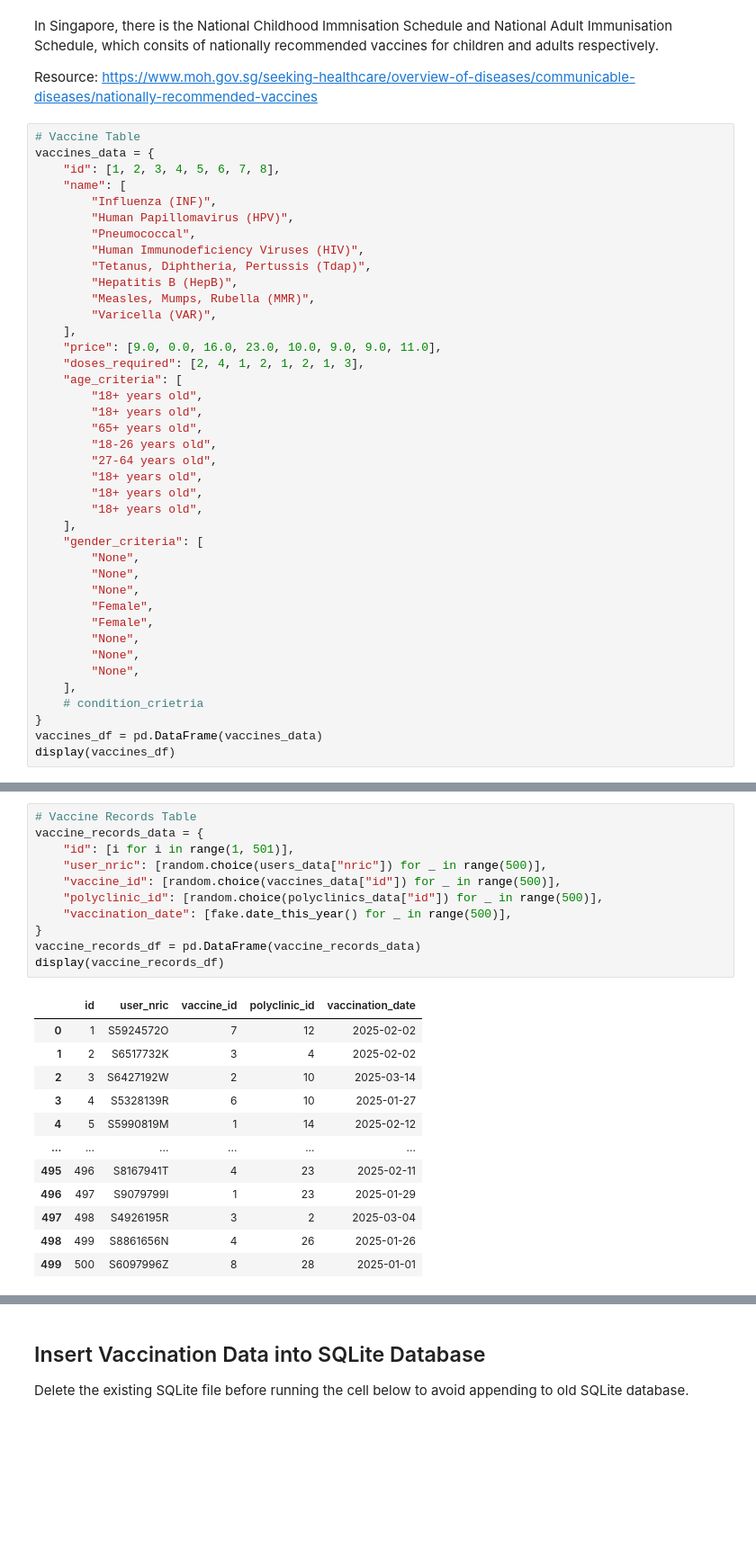
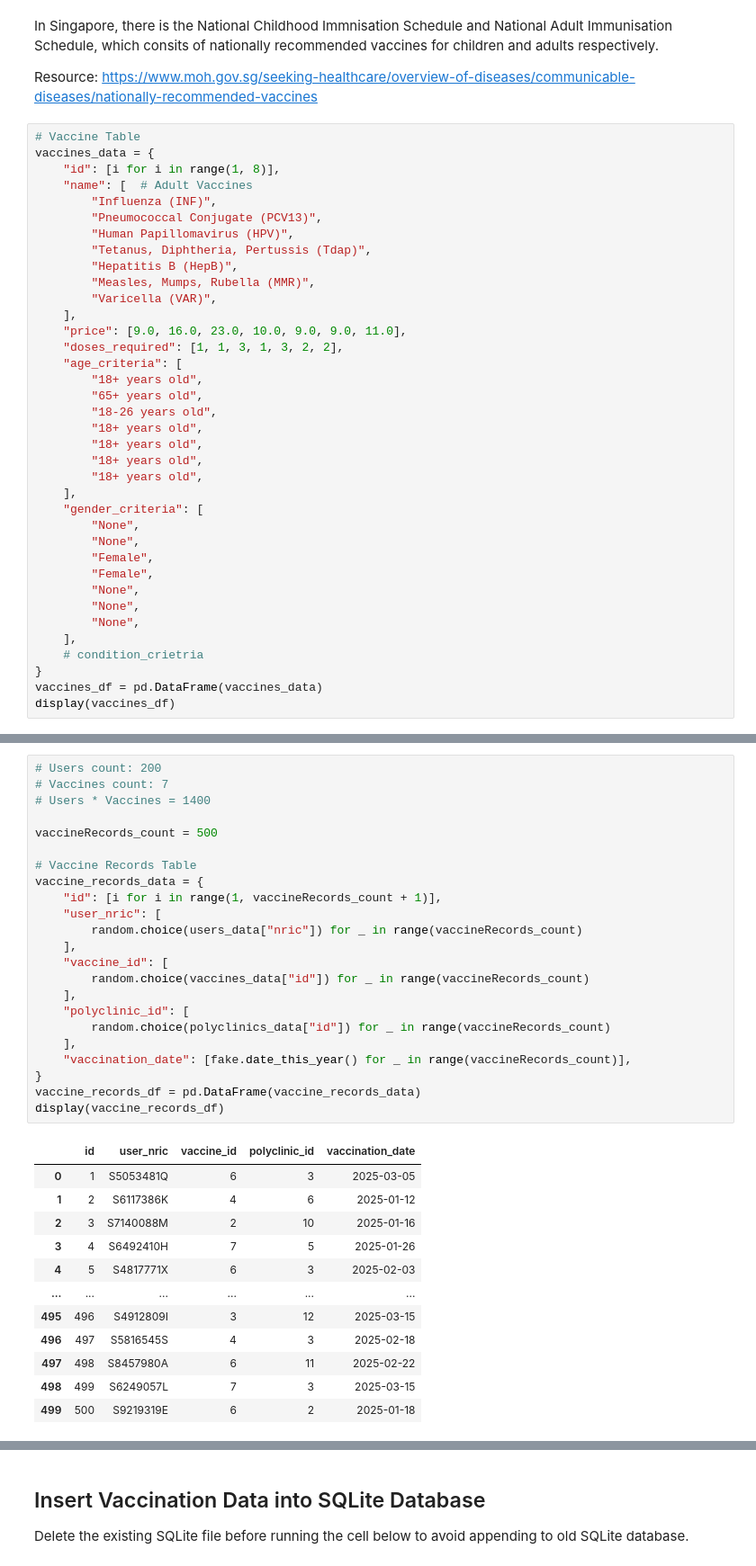
Before and after one commit to 0Upjh80d/agents, a Jupyter notebook: notebooks/genarate_database.ipynb, the cells around one changed output, grey strips where cells are left out. Shown at 90% size. Cells and saved outputs as stored; diff of their text form; blank space fills up the shorter version.

Commit message:
chore: update vaccines table with real moh nais

```diff
--- a/notebooks/genarate_database.ipynb
+++ b/notebooks/genarate_database.ipynb
@@ -543,31 +555,28 @@ Resource: https://www.moh.gov.sg/seeking-healthcare/overview-of-diseases/communi
 # %%
 # Vaccine Table
 vaccines_data = {
-    "id": [1, 2, 3, 4, 5, 6, 7, 8],
-    "name": [
+    "id": [i for i in range(1, 8)],
+    "name": [  # Adult Vaccines
         "Influenza (INF)",
+        "Pneumococcal Conjugate (PCV13)",
         "Human Papillomavirus (HPV)",
-        "Pneumococcal",
-        "Human Immunodeficiency Viruses (HIV)",
         "Tetanus, Diphtheria, Pertussis (Tdap)",
         "Hepatitis B (HepB)",
         "Measles, Mumps, Rubella (MMR)",
         "Varicella (VAR)",
     ],
-    "price": [9.0, 0.0, 16.0, 23.0, 10.0, 9.0, 9.0, 11.0],
-    "doses_required": [2, 4, 1, 2, 1, 2, 1, 3],
+    "price": [9.0, 16.0, 23.0, 10.0, 9.0, 9.0, 11.0],
+    "doses_required": [1, 1, 3, 1, 3, 2, 2],
     "age_criteria": [
-        "18+ years old",
         "18+ years old",
         "65+ years old",
         "18-26 years old",
-        "27-64 years old",
+        "18+ years old",
         "18+ years old",
         "18+ years old",
         "18+ years old",
     ],
     "gender_criteria": [
-        "None",
         "None",
         "None",
         "Female",
@@ -659,26 +681,38 @@ Name: count, dtype: int64
 # %%
+# Users count: 200
+# Vaccines count: 7
+# Users * Vaccines = 1400
+
+vaccineRecords_count = 500
+
 # Vaccine Records Table
 vaccine_records_data = {
-    "id": [i for i in range(1, 501)],
-    "user_nric": [random.choice(users_data["nric"]) for _ in range(500)],
-    "vaccine_id": [random.choice(vaccines_data["id"]) for _ in range(500)],
-    "polyclinic_id": [random.choice(polyclinics_data["id"]) for _ in range(500)],
-    "vaccination_date": [fake.date_this_year() for _ in range(500)],
+    "id": [i for i in range(1, vaccineRecords_count + 1)],
+    "user_nric": [
+        random.choice(users_data["nric"]) for _ in range(vaccineRecords_count)
+    ],
+    "vaccine_id": [
+        random.choice(vaccines_data["id"]) for _ in range(vaccineRecords_count)
+    ],
+    "polyclinic_id": [
+        random.choice(polyclinics_data["id"]) for _ in range(vaccineRecords_count)
+    ],
+    "vaccination_date": [fake.date_this_year() for _ in range(vaccineRecords_count)],
 }
 vaccine_records_df = pd.DataFrame(vaccine_records_data)
 display(vaccine_records_df)
 # %% [output]
 |  | id | user_nric | vaccine_id | polyclinic_id | vaccination_date |
-| 0 | 1 | S5924572O | 7 | 12 | 2025-02-02 |
-| 1 | 2 | S6517732K | 3 | 4 | 2025-02-02 |
-| 2 | 3 | S6427192W | 2 | 10 | 2025-03-14 |
-| 3 | 4 | S5328139R | 6 | 10 | 2025-01-27 |
-| 4 | 5 | S5990819M | 1 | 14 | 2025-02-12 |
+| 0 | 1 | S5053481Q | 6 | 3 | 2025-03-05 |
+| 1 | 2 | S6117386K | 4 | 6 | 2025-01-12 |
+| 2 | 3 | S7140088M | 2 | 10 | 2025-01-16 |
+| 3 | 4 | S6492410H | 7 | 5 | 2025-01-26 |
+| 4 | 5 | S4817771X | 6 | 3 | 2025-02-03 |
 | ... | ... | ... | ... | ... | ... |
-| 495 | 496 | S8167941T | 4 | 23 | 2025-02-11 |
-| 496 | 497 | S9079799I | 1 | 23 | 2025-01-29 |
-| 497 | 498 | S4926195R | 3 | 2 | 2025-03-04 |
-| 498 | 499 | S8861656N | 4 | 26 | 2025-01-26 |
-| 499 | 500 | S6097996Z | 8 | 28 | 2025-01-01 |
+| 495 | 496 | S4912809I | 3 | 12 | 2025-03-15 |
+| 496 | 497 | S5816545S | 4 | 3 | 2025-02-18 |
+| 497 | 498 | S8457980A | 6 | 11 | 2025-02-22 |
+| 498 | 499 | S6249057L | 7 | 3 | 2025-03-15 |
+| 499 | 500 | S9219319E | 6 | 2 | 2025-01-18 |
 500 rows × 5 columns
 # %% [markdown]
```
Also changed, not shown: parts of 18 cells of this notebook.
